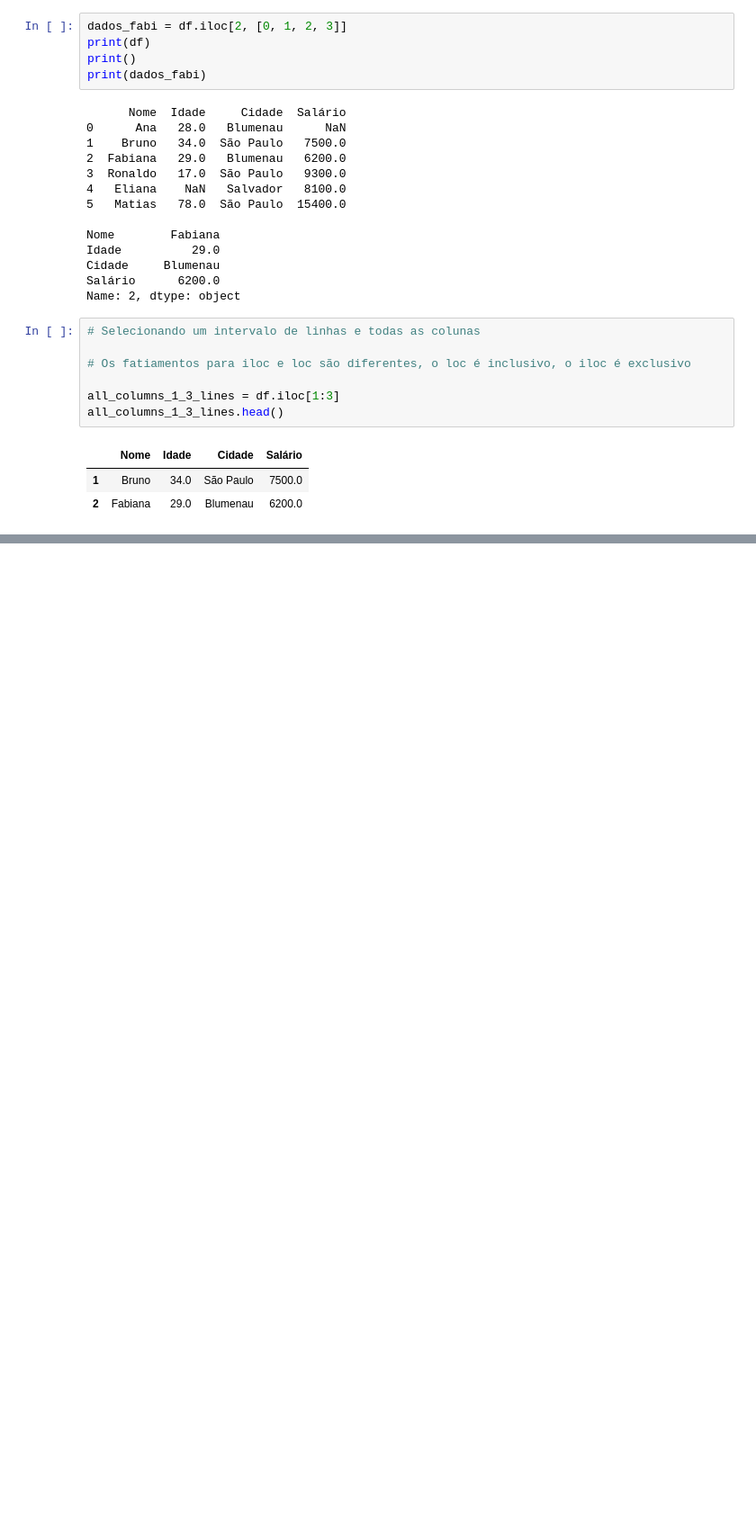
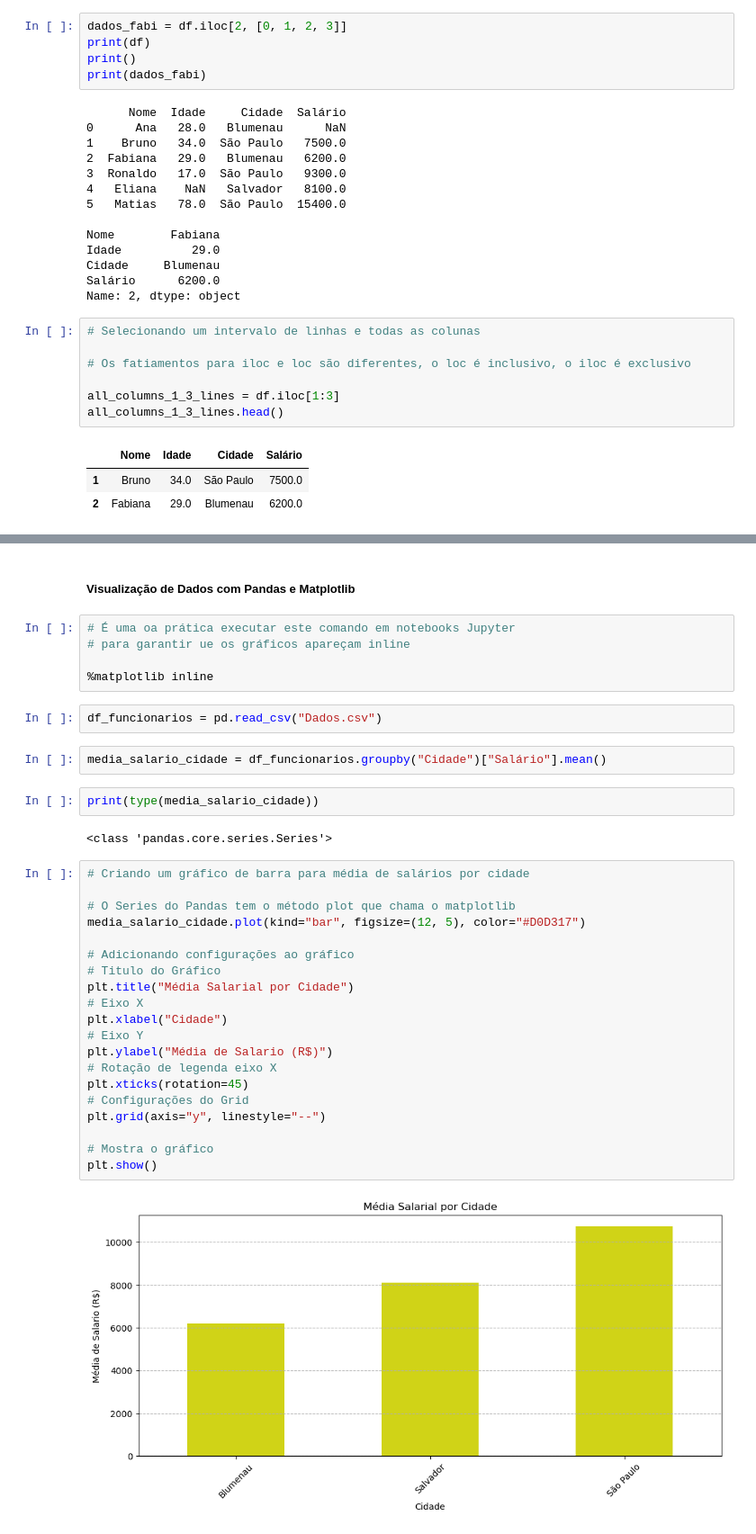
Before and after one commit to josuejr3/Data_and_IA, a Jupyter notebook: Data_Science_Academy/Pandas/Codes/pandas_pt1.ipynb, the cells around one changed output, grey strips where cells are left out. Shown at 90% size. Drawn from its saved outputs; the diff is of its cells as text; blank space fills up the shorter version.

Commit message:
adicionado notebook de pandas

```diff
--- a/Data_Science_Academy/Pandas/Codes/pandas_pt1.ipynb
+++ b/Data_Science_Academy/Pandas/Codes/pandas_pt1.ipynb
@@ -176,0 +582,37 @@ all_columns_1_3_lines.head()
+# %% [markdown]
+##### Visualização de Dados com Pandas e Matplotlib
+# %%
+# É uma oa prática executar este comando em notebooks Jupyter
+# para garantir ue os gráficos apareçam inline
+
+%matplotlib inline
+# %%
+df_funcionarios = pd.read_csv("Dados.csv")
+# %%
+media_salario_cidade = df_funcionarios.groupby("Cidade")["Salário"].mean()
+# %%
+print(type(media_salario_cidade))
+# %% [output]
+<class 'pandas.core.series.Series'>
+# %%
+# Criando um gráfico de barra para média de salários por cidade
+
+# O Series do Pandas tem o método plot que chama o matplotlib
+media_salario_cidade.plot(kind="bar", figsize=(12, 5), color="#D0D317")
+
+# Adicionando configurações ao gráfico
+# Titulo do Gráfico
+plt.title("Média Salarial por Cidade")
+# Eixo X
+plt.xlabel("Cidade")
+# Eixo Y
+plt.ylabel("Média de Salario (R$)")
+# Rotação de legenda eixo X
+plt.xticks(rotation=45)
+# Configurações do Grid
+plt.grid(axis="y", linestyle="--")
+
+# Mostra o gráfico
+plt.show()
+# %% [output]
+[figure, added]
```
Also changed, not shown: parts of 47 cells of this notebook, 4 other files.
